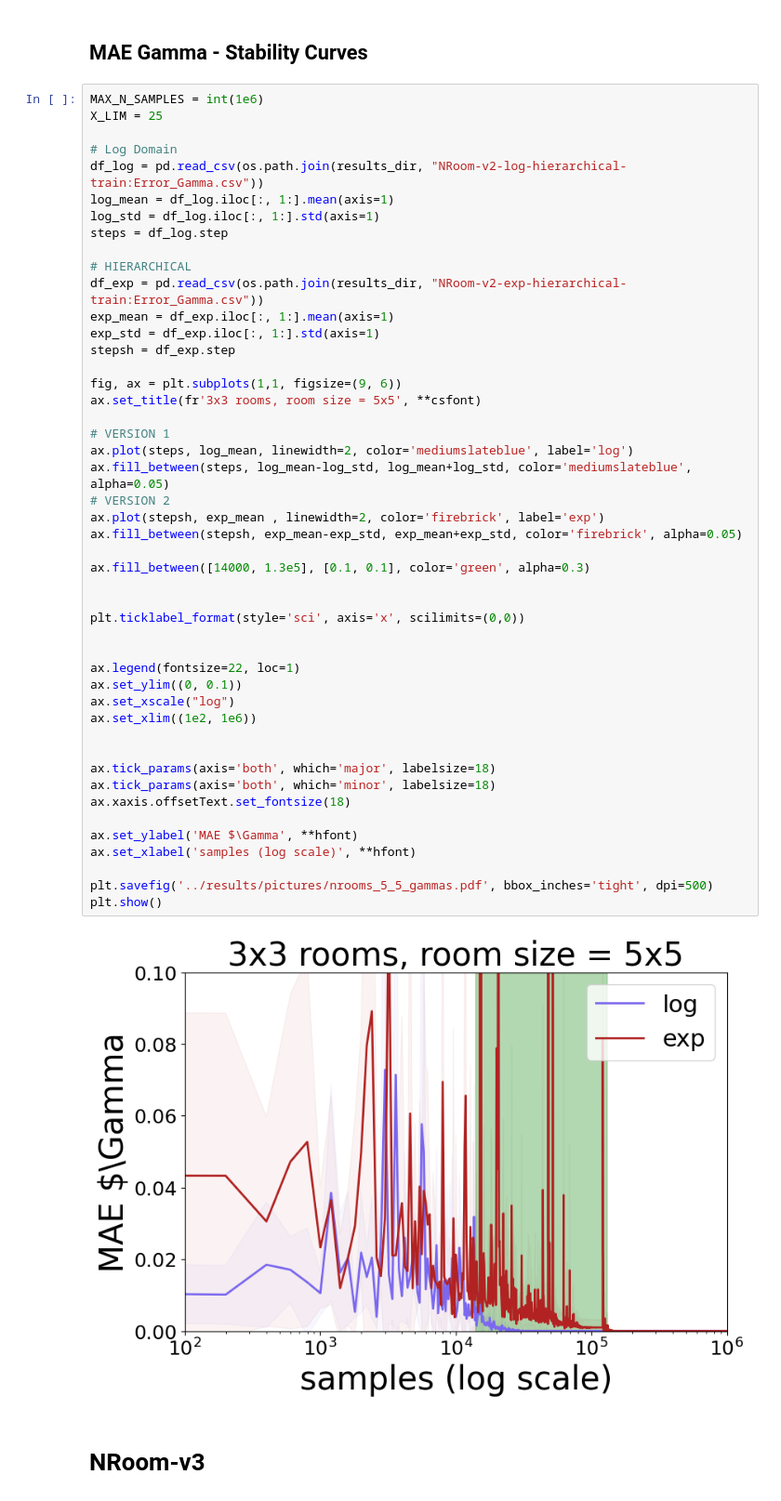
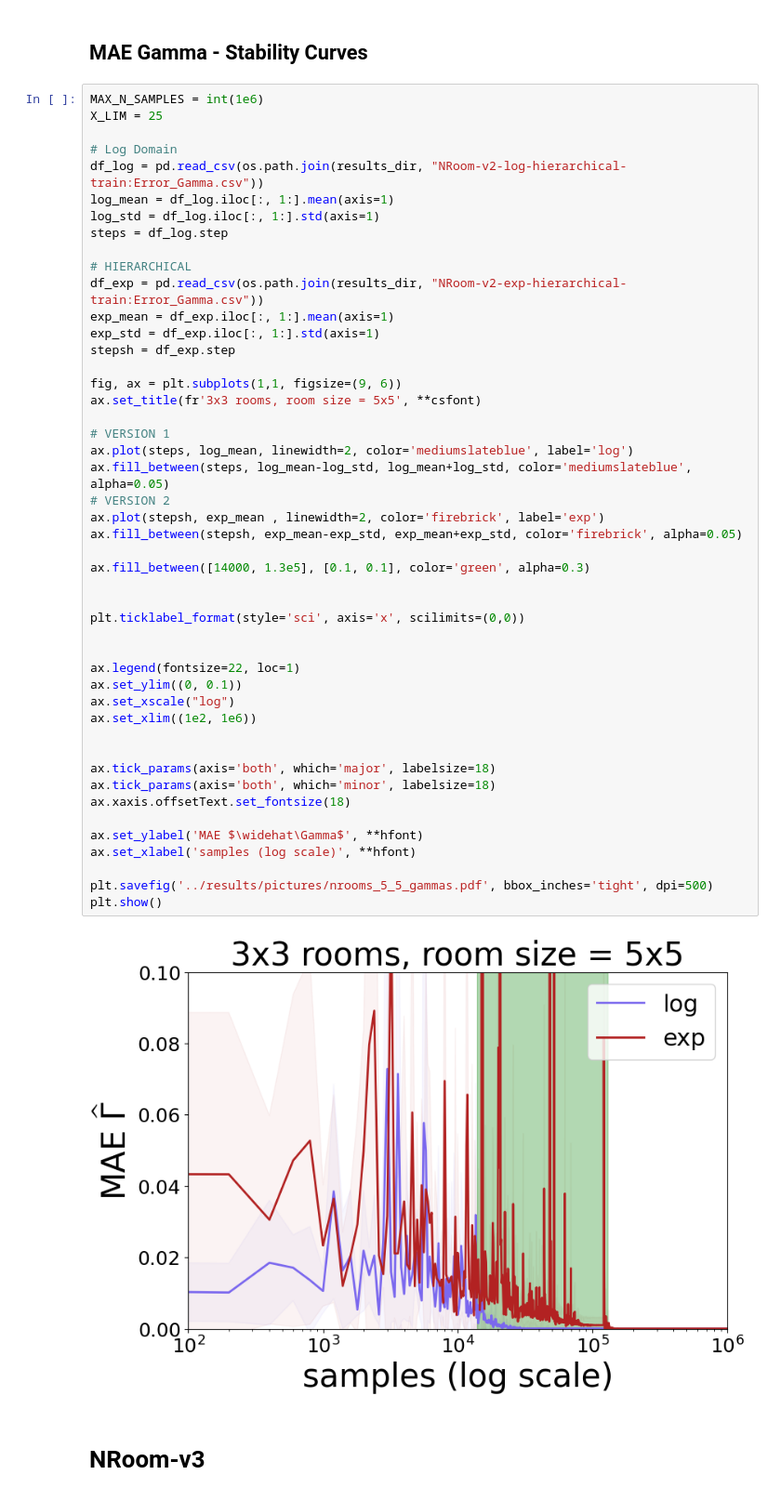
Before and after one commit to guillermoim/halmdps, a Jupyter notebook: notebooks/visualization.ipynb, the cells around one changed output. Shown at 93% size. Drawn from its saved outputs; the diff is of its cells as text.

```diff
--- a/notebooks/visualization.ipynb
+++ b/notebooks/visualization.ipynb
@@ -286,35 +289,35 @@ fig, ax = plt.subplots(1,1, figsize=(9, 6))
 ax.set_title(fr'3x3 rooms, room size = 5x5', **csfont)
 
 # VERSION 1
 ax.plot(steps, log_mean, linewidth=2, color='mediumslateblue', label='log')
 ax.fill_between(steps, log_mean-log_std, log_mean+log_std, color='mediumslateblue', alpha=0.05)
 # VERSION 2
 ax.plot(stepsh, exp_mean , linewidth=2, color='firebrick', label='exp')
 ax.fill_between(stepsh, exp_mean-exp_std, exp_mean+exp_std, color='firebrick', alpha=0.05)
 
 ax.fill_between([14000, 1.3e5], [0.1, 0.1], color='green', alpha=0.3)
 
 
 plt.ticklabel_format(style='sci', axis='x', scilimits=(0,0))
 
 
 ax.legend(fontsize=22, loc=1)
 ax.set_ylim((0, 0.1))
 ax.set_xscale("log")
 ax.set_xlim((1e2, 1e6))
 
 
 ax.tick_params(axis='both', which='major', labelsize=18)
 ax.tick_params(axis='both', which='minor', labelsize=18)
 ax.xaxis.offsetText.set_fontsize(18)
 
-ax.set_ylabel('MAE $\Gamma', **hfont)
+ax.set_ylabel('MAE $\widehat\Gamma$', **hfont)
 ax.set_xlabel('samples (log scale)', **hfont)
 
 plt.savefig('../results/pictures/nrooms_5_5_gammas.pdf', bbox_inches='tight', dpi=500)
 plt.show()
 # %% [output]
-[figure, old version]
+[figure, new version]
 # %% [markdown]
 # NRoom-v3
 # %% [markdown]
```
Also changed, not shown: parts of 7 cells of this notebook, 6 other files.
